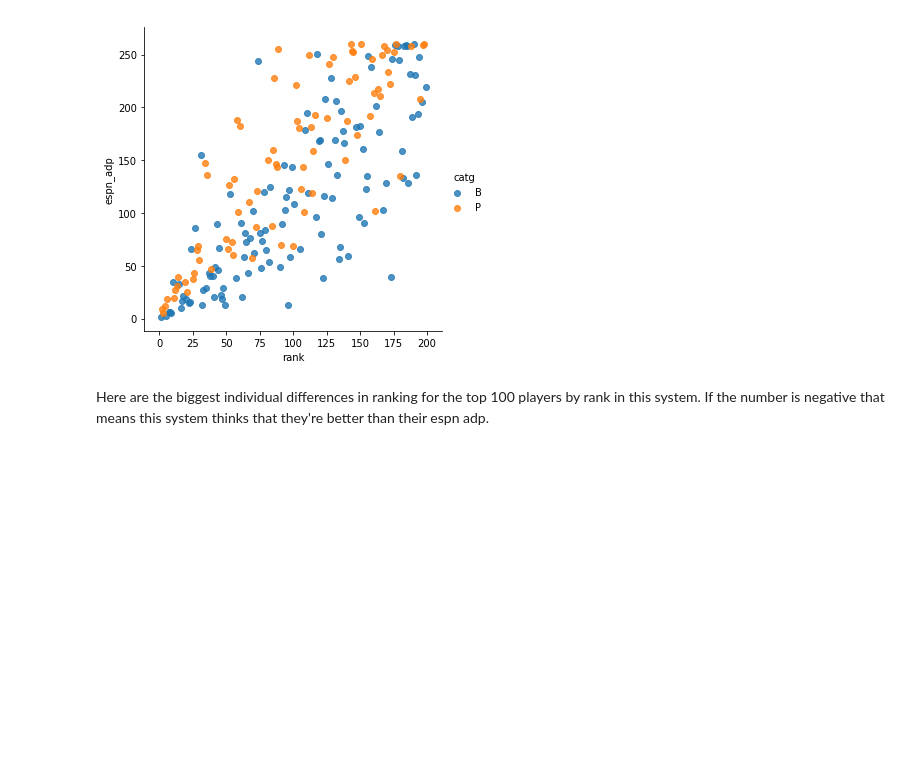
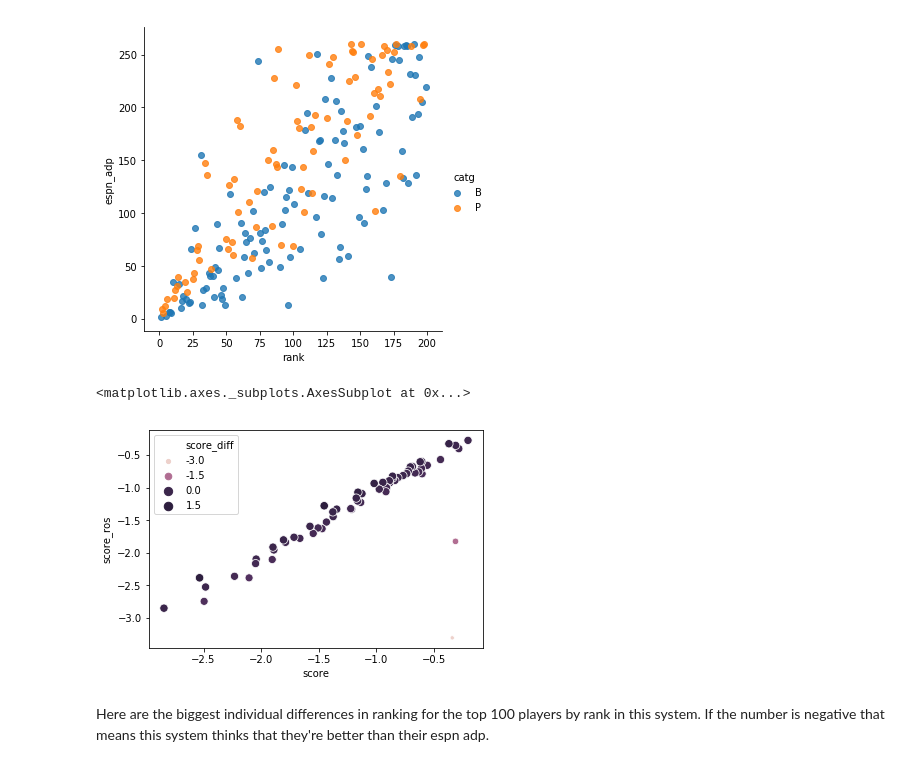
Before and after one commit to zmsy/notebooks, a Jupyter notebook: Player Z-scores.ipynb, the cells around one changed output. Saved outputs shown, nothing was run; the diff lists cells and outputs as text; code cells hidden in the pictures; blank space fills up the shorter version.

Commit message:
update ipynb to add updated RoS scores

```diff
--- a/Player Z-scores.ipynb
+++ b/Player Z-scores.ipynb
@@ -335,12 +354,16 @@ dfd['catg_rank'] = dfd.groupby("catg")["score"].rank("dense", ascending=False)
 ## Style Output
 
 In order to make the outputs more usable, apply a number of color stylings and ranking scale sliders to the actual xlsx file.
+# %%
+dfd['score_diff'] = dfd['score_ros'] - dfd['score']
+dfd = dfd[['rank','fullname','claimed','eligibility','pos','injurystatus','score','score_ros','score_diff','espn_adp','percentowned',
+    'percentstarted','catg','catg_rank','shallowest_pos','shallowest_pos_rank','primary_pos','primary_pos_rank']]
 # %% [markdown]
 ## Write Excel files for distribution
 # %%
 # rearrange columns
-dfd = dfd[['rank','fullname','eligibility','pos','injurystatus','score','mcc_werth','espn_adp','espn_auctionvalue',
-    'catg','catg_rank','shallowest_pos','shallowest_pos_rank','primary_pos','primary_pos_rank']]
+dfd = dfd[['rank','fullname','claimed','eligibility','pos','injurystatus','score','score_ros','espn_adp','percentowned',
+    'percentstarted','catg','catg_rank','shallowest_pos','shallowest_pos_rank','primary_pos','primary_pos_rank']]
 
 with pd.ExcelWriter('fantasy2019.xlsx') as writer:
     dfb.to_excel(writer, sheet_name='batters')
@@ -384,6 +408,12 @@ sb.lmplot(x="rank", y="espn_adp", hue="catg", fit_reg=False, data=dfd[dfd['rank'
 # %% [output]
 <seaborn.axisgrid.FacetGrid at 0x...>
 [figure]
+# %%
+sb.scatterplot(x="score", y="score_ros", hue="score_diff", size="score_diff",
+          data=dfd[(dfd['percentowned'] > 20.0) & (dfd['claimed'] == 0) & (dfd['catg'] == 'B')])
+# %% [output]
+<matplotlib.axes._subplots.AxesSubplot at 0x...>
+[figure, added]
 # %% [markdown]
 Here are the biggest individual differences in ranking for the top 100 players by rank in this system. If the number is negative that means this system thinks that they're better than their espn adp.
 # %%
```
Also changed, not shown: parts of 8 cells of this notebook, 1 other file.
